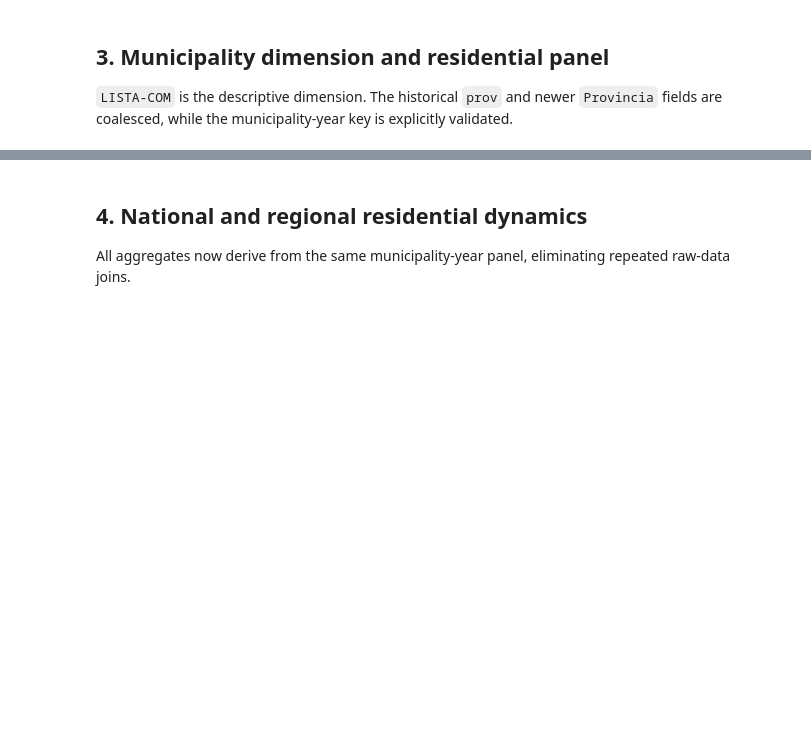
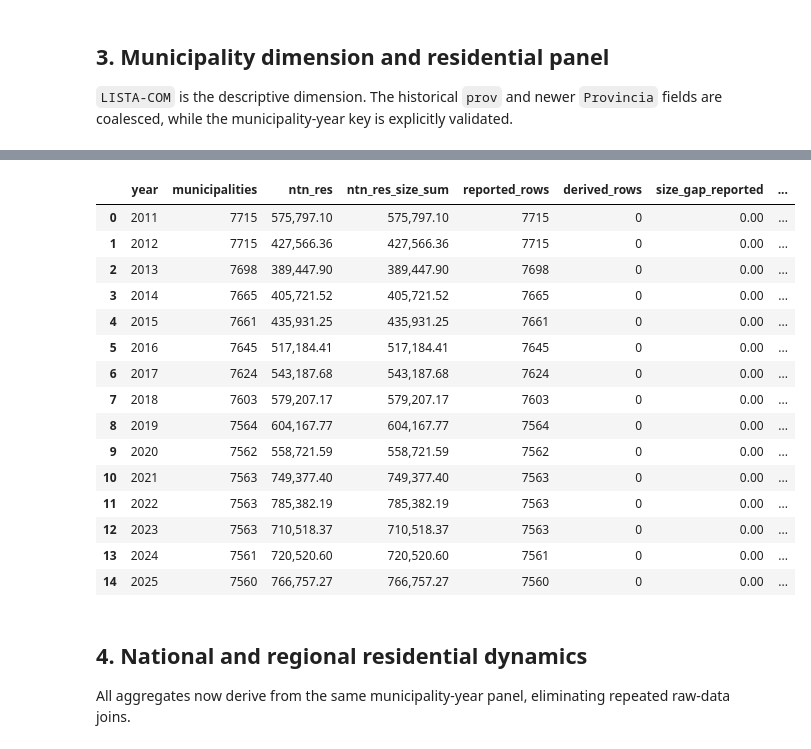
Before and after one commit to danielematix67-boop/italian-real-estate-analysis, a Jupyter notebook: notebooks/02_omi_transactions_exploration.ipynb, the cells around one changed output, grey strips where cells are left out. Drawn from its saved outputs; the diff is of its cells as text; code cells hidden in the pictures; blank space fills up the shorter version.

```diff
--- a/notebooks/02_omi_transactions_exploration.ipynb
+++ b/notebooks/02_omi_transactions_exploration.ipynb
@@ -179,3 +721,63 @@ display(panel.head())
+# %%
+# ============================================================
+# PANEL VALIDATION
+# ============================================================
+
+validation = (
+    panel
+    .groupby('year', as_index=False, observed=True)
+    .agg(
+        municipalities=('codcom', 'nunique'),
+        ntn_res=('ntn_res', 'sum'),
+        ntn_res_size_sum=('ntn_res_size_sum', 'sum'),
+        reported_rows=(
+            'ntn_res_is_derived',
+            lambda x: (~x).sum()
+        ),
+        derived_rows=(
+            'ntn_res_is_derived',
+            'sum'
+        ),
+    )
+    .sort_values('year')
+)
+
+validation['size_gap_reported'] = (
+    validation['ntn_res']
+    - validation['ntn_res_size_sum']
+)
+
+validation['yoy_pct'] = (
+    validation['ntn_res']
+    .pct_change()
+    .mul(100)
+)
+
+display(
+    validation.style.format({
+        'ntn_res': '{:,.2f}',
+        'ntn_res_size_sum': '{:,.2f}',
+        'size_gap_reported': '{:,.2f}',
+        'yoy_pct': '{:,.1f}%',
+    })
+)
+# %% [output]
+|  | year | municipalities | ntn_res | ntn_res_size_sum | reported_rows | derived_rows | size_gap_reported | ... |
+| 0 | 2011 | 7715 | 575,797.10 | 575,797.10 | 7715 | 0 | 0.00 | ... |
+| 1 | 2012 | 7715 | 427,566.36 | 427,566.36 | 7715 | 0 | 0.00 | ... |
+| 2 | 2013 | 7698 | 389,447.90 | 389,447.90 | 7698 | 0 | 0.00 | ... |
+| 3 | 2014 | 7665 | 405,721.52 | 405,721.52 | 7665 | 0 | 0.00 | ... |
+| 4 | 2015 | 7661 | 435,931.25 | 435,931.25 | 7661 | 0 | 0.00 | ... |
+| 5 | 2016 | 7645 | 517,184.41 | 517,184.41 | 7645 | 0 | 0.00 | ... |
+| 6 | 2017 | 7624 | 543,187.68 | 543,187.68 | 7624 | 0 | 0.00 | ... |
+| 7 | 2018 | 7603 | 579,207.17 | 579,207.17 | 7603 | 0 | 0.00 | ... |
+| 8 | 2019 | 7564 | 604,167.77 | 604,167.77 | 7564 | 0 | 0.00 | ... |
+| 9 | 2020 | 7562 | 558,721.59 | 558,721.59 | 7562 | 0 | 0.00 | ... |
+| 10 | 2021 | 7563 | 749,377.40 | 749,377.40 | 7563 | 0 | 0.00 | ... |
+| 11 | 2022 | 7563 | 785,382.19 | 785,382.19 | 7563 | 0 | 0.00 | ... |
+| 12 | 2023 | 7563 | 710,518.37 | 710,518.37 | 7563 | 0 | 0.00 | ... |
+| 13 | 2024 | 7561 | 720,520.60 | 720,520.60 | 7561 | 0 | 0.00 | ... |
+| 14 | 2025 | 7560 | 766,757.27 | 766,757.27 | 7560 | 0 | 0.00 | ... |
 # %% [markdown]
 ## 4. National and regional residential dynamics
 
```
Also changed, not shown: parts of 13 cells of this notebook, 1 other file.
